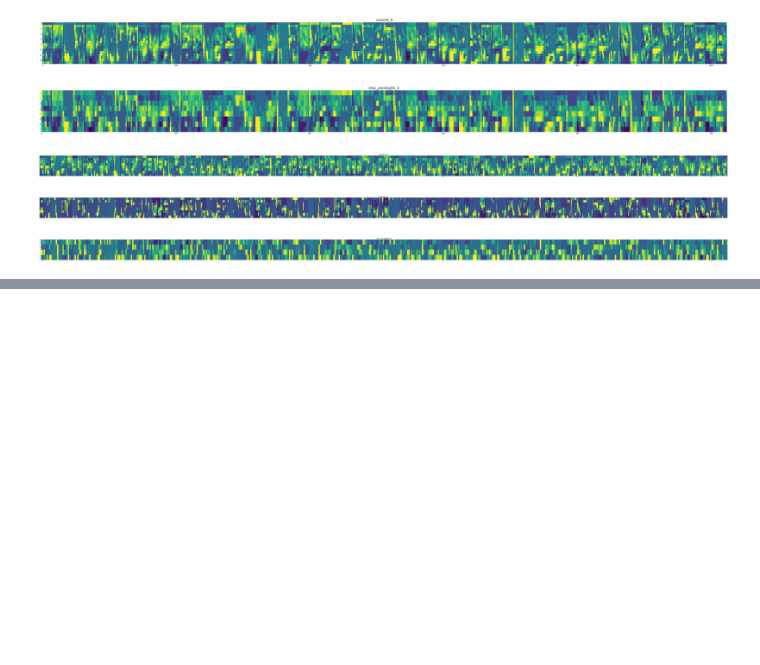
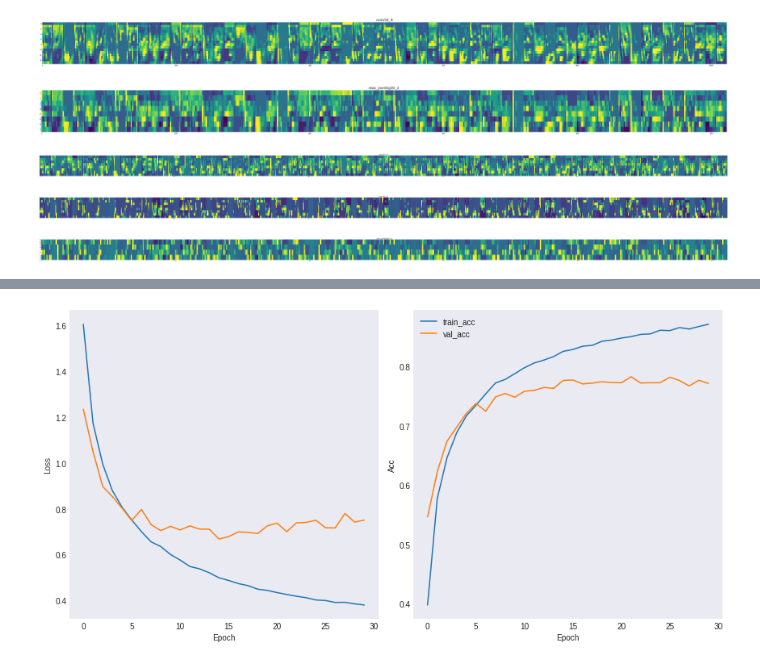
Before and after one commit to ChangDaeO730/HandsOn_DL__groupStudy, a Jupyter notebook: sub_materials/3_CNNs_2.ipynb, the cells around one changed output, grey strips where cells are left out. Drawn from its saved outputs; the diff is of its cells as text; code cells hidden in the pictures; blank space fills up the shorter version.

```diff
--- a/sub_materials/3_CNNs_2.ipynb
+++ b/sub_materials/3_CNNs_2.ipynb
@@ -196,0 +303,25 @@ for layer_name, feature_map in zip(get_layer_name, feature_maps):
+# %%
+model_do = Sequential([
+                    Conv2D(32, 3, padding = "same", activation = "relu", input_shape = (32, 32, 3)),
+                    Conv2D(32, 3, padding = "same", activation = "relu"),
+                    MaxPool2D((2,2), 2),
+                    Dropout(0.2),
+
+                    Conv2D(64, 3, padding = "same", activation = "relu"),
+                    Conv2D(64, 3, padding = "same", activation = "relu"),
+                    MaxPool2D((2,2), 2),
+                    Dropout(0.2),
+
+                    Conv2D(128, 3, padding = "same", activation = "relu"),
+                    Conv2D(128, 3, padding = "same", activation = "relu"),
+                    MaxPool2D((2,2), 2),
+                    Dropout(0.2),
+
+                    Flatten(),
+                    Dense(512, activation = "relu"),
+                    Dropout(0.2),
+                    Dense(256, activation = "relu"),
+                    Dense(10, activation = "softmax")
+])
+model_do.compile(optimizer = "adam", loss = "sparse_categorical_crossentropy",
+                 metrics = ['acc'])
@@ -196,0 +402,5 @@ for layer_name, feature_map in zip(get_layer_name, feature_maps):
+# %%
+learning_curve(history4)
+print(f'test acc : {model_do.evaluate(x_test, y_test)[1]}')
+# %% [output]
+[figure, added]
```
Also changed, not shown: parts of 20 cells of this notebook.
